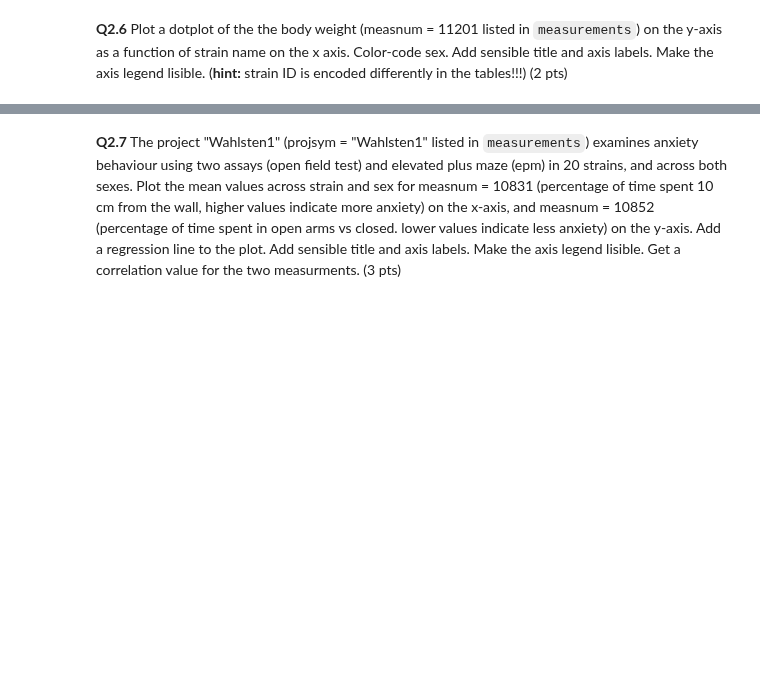
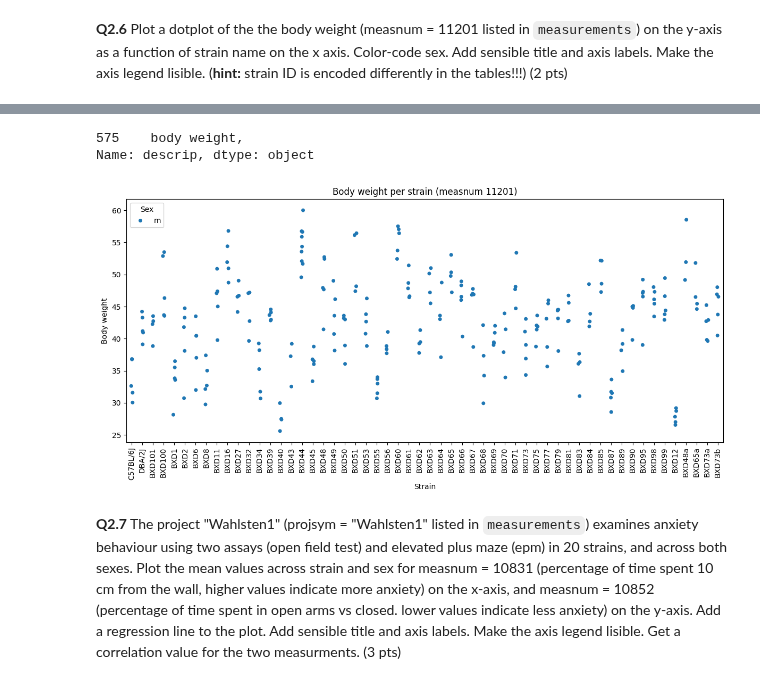
Before and after one commit to SietseHornstra/BigDataCourse, a Jupyter notebook: Exam/Assignment2/Assignment2.ipynb, the cells around one changed output, grey strips where cells are left out. Saved outputs shown, nothing was run; the diff lists cells and outputs as text; code cells hidden in the pictures; blank space fills up the shorter version.

```diff
--- a/Exam/Assignment2/Assignment2.ipynb
+++ b/Exam/Assignment2/Assignment2.ipynb
@@ -247,3 +342,30 @@ df_29508M = measurements[measurements['measnum']==29508]
+# %%
+bw = animaldatapoints[animaldatapoints['measnum'] == 11201]
+
+print(measurements.loc[measurements['measnum'] == 11201, 'descrip'])
+# %% [output]
+575    body weight,
+Name: descrip, dtype: object
+# %%
+bw = animaldatapoints[animaldatapoints['measnum'] == 111201]
+
+bw = bw.merge(straininfo[['mpd_strainid','strainname']],
+              left_on='strainid',
+              right_on='mpd_strainid',
+              how='left')
+
+plt.figure(figsize=(12,6))
+sns.stripplot(data=bw, x='strainname', y='measval', hue='sex', dodge=True)
+
+plt.title("Body weight per strain (measnum 11201)")
+plt.xlabel("Strain")
+plt.ylabel("Body weight")
+plt.xticks(rotation=90)
+plt.legend(title="Sex")
+plt.tight_layout()
+plt.show()
+# %% [output]
+[figure, added]
 # %% [markdown]
 
 **Q2.7** The project  "Wahlsten1" (projsym = "Wahlsten1" listed in `measurements`) examines anxiety behaviour using two assays (open field test) and elevated plus maze (epm) in 20 strains, and across both sexes. Plot the mean values across strain and sex for measnum =  10831 (percentage of time spent 10 cm from the wall, higher values indicate more anxiety) on the x-axis, and measnum = 10852 (percentage of time spent in open arms vs closed. lower values indicate less anxiety) on the y-axis. Add a regression line to the plot. Add sensible title and axis labels. Make the axis legend lisible. Get a correlation value for the two measurments. (3 pts)
```
Also changed, not shown: parts of 27 cells of this notebook, 4 other files.
